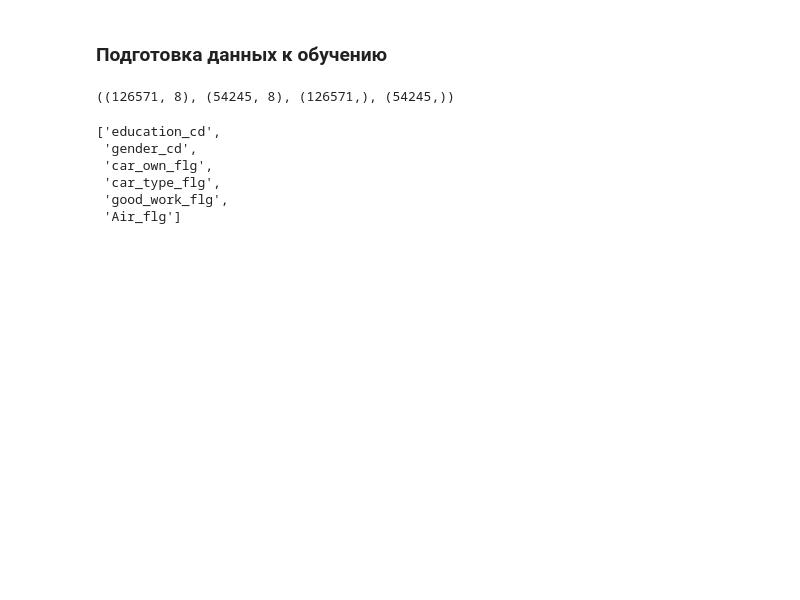
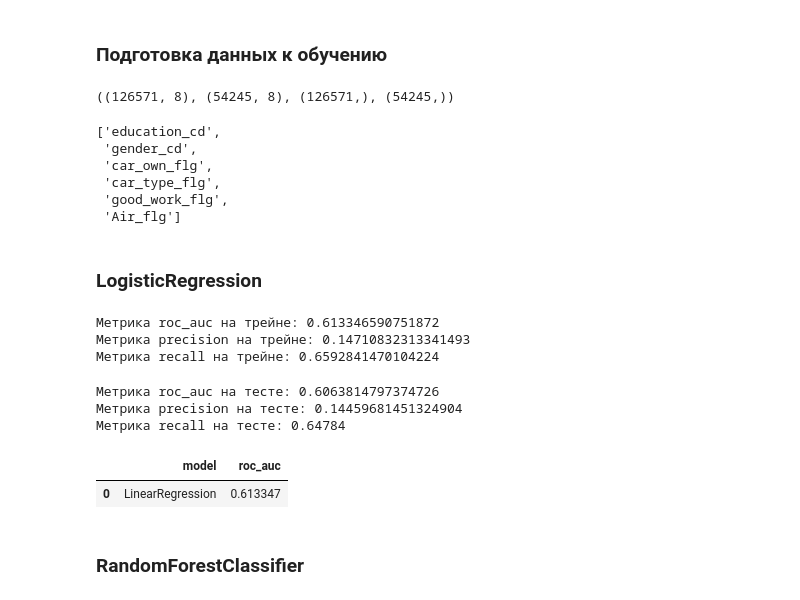
Before and after one commit to NikolaiUsov/credit_scoring, a Jupyter notebook: EDA.ipynb, the cells around one changed output. Cells and saved outputs as stored; diff of their text form; code cells hidden in the pictures; blank space fills up the shorter version.

```diff
--- a/EDA.ipynb
+++ b/EDA.ipynb
@@ -29,3 +32,6 @@ from sklearn.ensemble import RandomForestClassifier
+# %%
+RANDOM_STATE = 4242
+TEST_SIZE = 0.3
 # %%
 warnings.filterwarnings('ignore')
 # %% [markdown]
@@ -259,8 +265,8 @@ df.to_csv('data/final_data.csv', index=False, encoding='utf-8')
 # Разбиваем данные на тренировочную и тестовую выборки
 X_train, X_test, y_train, y_test = train_test_split(df.drop(['id', 'default_flg'], axis=1),
                                                     df['default_flg'],
-                                                    test_size=0.3,
-                                                    random_state=4242,
+                                                    test_size=TEST_SIZE,
+                                                    random_state=RANDOM_STATE,
                                                     stratify = df['default_flg']
 )
 
@@ -295,3 +301,42 @@ data_preprocessor = ColumnTransformer(
     ],
     remainder='passthrough'
 )
+# %%
+X_train_pre = data_preprocessor.fit_transform(X_train)
+X_test_pre = data_preprocessor.transform(X_test)
+# %% [markdown]
+### LogisticRegression
+# %%
+pipe_lr= Pipeline(
+    [
+        ('preprocessor', data_preprocessor),
+        ('models', LogisticRegression(class_weight="balanced", random_state=RANDOM_STATE))
+    ]
+)
+
+pipe_lr.fit(X_train, y_train)
+print(f'Метрика roc_auc на трейне: {roc_auc_score(y_train, pipe_lr.predict_proba(X_train)[:, 1])}')
+print(f'Метрика precision на трейне: {precision_score(y_train, pipe_lr.predict(X_train))}')
+print(f'Метрика recall на трейне: {recall_score(y_train, pipe_lr.predict(X_train))}')
+# %% [output]
+Метрика roc_auc на трейне: 0.613346590751872
+Метрика precision на трейне: 0.14710832313341493
+Метрика recall на трейне: 0.6592841470104224
+# %%
+print(f'Метрика roc_auc на тесте: {roc_auc_score(y_test, pipe_lr.predict_proba(X_test)[:, 1])}')
+print(f'Метрика precision на тесте: {precision_score(y_test, pipe_lr.predict(X_test))}')
+print(f'Метрика recall на тесте: {recall_score(y_test, pipe_lr.predict(X_test))}')
+# %% [output]
+Метрика roc_auc на тесте: 0.6063814797374726
+Метрика precision на тесте: 0.14459681451324904
+Метрика recall на тесте: 0.64784
+# %%
+results = pd.DataFrame(columns=['model', 'roc_auc'])
+results.loc[len(results)] = ['LinearRegression',
+                             roc_auc_score(y_train, pipe_lr.predict_proba(X_train)[:, 1])]
+results
+# %% [output]
+|  | model | roc_auc |
+| 0 | LinearRegression | 0.613347 |
+# %% [markdown]
+### RandomForestClassifier
```
Also changed, not shown: parts of 16 cells of this notebook, 1 other file.
